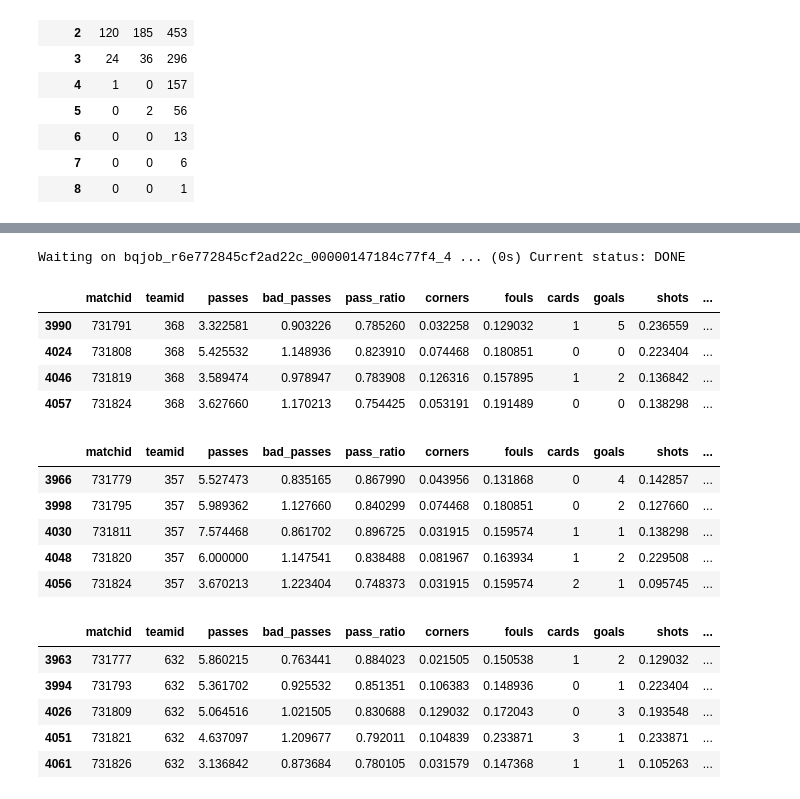
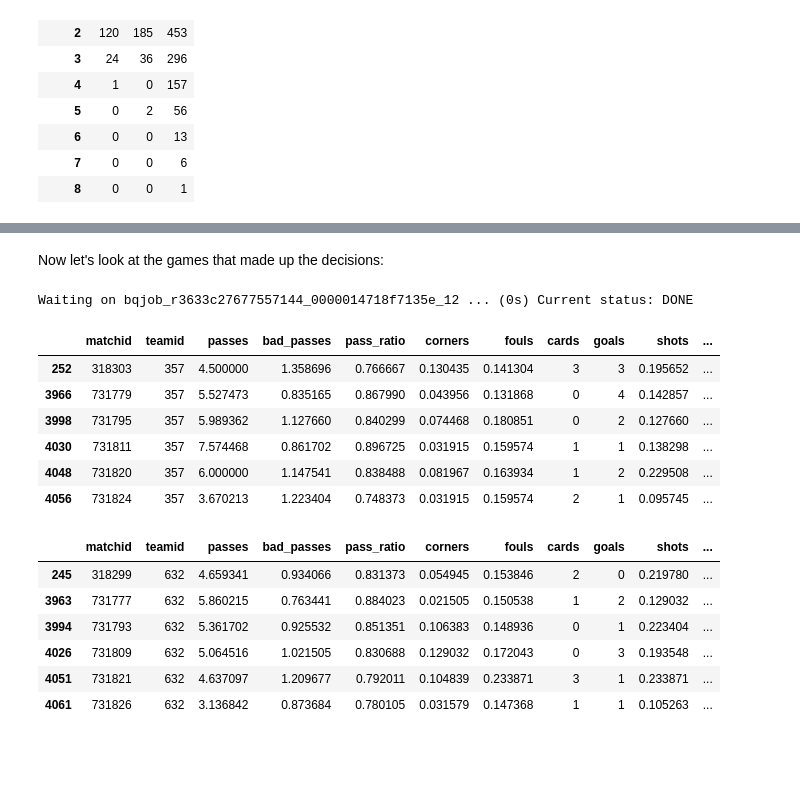
Before and after one commit to fhoffa/io, a Jupyter notebook: regression/wc-final.ipynb, the cells around one changed output, grey strips where cells are left out. Cells and saved outputs as stored; diff of their text form; code cells hidden in the pictures; blank space fills up the shorter version.

```diff
--- a/regression/wc-final.ipynb
+++ b/regression/wc-final.ipynb
@@ -359,38 +410,34 @@ wc_power_data[wc_power_data['matchid'] == '311141']
+# %% [markdown]
+Now let's look at the games that made up the decisions:
 # %%
-reload(match_stats)
+reload(features)
 from pandas.io import gbq
-op = gbq.read_gbq(match_stats.team_game_op_summary_query())
+op = gbq.read_gbq(features.team_game_op_summary)
 
 def countryStats(d, name):
   pred = d['team_name'] == name
   return d[pred]
 
 fr = countryStats(op, 'France')
 ge = countryStats(op, 'Germany')
 ar = countryStats(op, 'Argentina')
 br = countryStats(op, 'Brazil')
 ne = countryStats(op, 'Netherlands')
-fr[-4:]
+ge[-6:]
 # %% [output]
-Waiting on bqjob_r6e772845cf2ad22c_00000147184c77f4_4 ... (0s) Current status: DONE
+Waiting on bqjob_r3633c27677557144_0000014718f7135e_12 ... (0s) Current status: DONE
 |  | matchid | teamid | passes | bad_passes | pass_ratio | corners | fouls | cards | goals | shots | ... |
-| 3990 | 731791 | 368 | 3.322581 | 0.903226 | 0.785260 | 0.032258 | 0.129032 | 1 | 5 | 0.236559 | ... |
-| 4024 | 731808 | 368 | 5.425532 | 1.148936 | 0.823910 | 0.074468 | 0.180851 | 0 | 0 | 0.223404 | ... |
-| 4046 | 731819 | 368 | 3.589474 | 0.978947 | 0.783908 | 0.126316 | 0.157895 | 1 | 2 | 0.136842 | ... |
-| 4057 | 731824 | 368 | 3.627660 | 1.170213 | 0.754425 | 0.053191 | 0.191489 | 0 | 0 | 0.138298 | ... |
+| 252 | 318303 | 357 | 4.500000 | 1.358696 | 0.766667 | 0.130435 | 0.141304 | 3 | 3 | 0.195652 | ... |
+| 3966 | 731779 | 357 | 5.527473 | 0.835165 | 0.867990 | 0.043956 | 0.131868 | 0 | 4 | 0.142857 | ... |
+| 3998 | 731795 | 357 | 5.989362 | 1.127660 | 0.840299 | 0.074468 | 0.180851 | 0 | 2 | 0.127660 | ... |
+| 4030 | 731811 | 357 | 7.574468 | 0.861702 | 0.896725 | 0.031915 | 0.159574 | 1 | 1 | 0.138298 | ... |
+| 4048 | 731820 | 357 | 6.000000 | 1.147541 | 0.838488 | 0.081967 | 0.163934 | 1 | 2 | 0.229508 | ... |
+| 4056 | 731824 | 357 | 3.670213 | 1.223404 | 0.748373 | 0.031915 | 0.159574 | 2 | 1 | 0.095745 | ... |
-# %%
-ge[-5:]
-# %% [output]
-|  | matchid | teamid | passes | bad_passes | pass_ratio | corners | fouls | cards | goals | shots | ... |
-| 3966 | 731779 | 357 | 5.527473 | 0.835165 | 0.867990 | 0.043956 | 0.131868 | 0 | 4 | 0.142857 | ... |
-| 3998 | 731795 | 357 | 5.989362 | 1.127660 | 0.840299 | 0.074468 | 0.180851 | 0 | 2 | 0.127660 | ... |
-| 4030 | 731811 | 357 | 7.574468 | 0.861702 | 0.896725 | 0.031915 | 0.159574 | 1 | 1 | 0.138298 | ... |
-| 4048 | 731820 | 357 | 6.000000 | 1.147541 | 0.838488 | 0.081967 | 0.163934 | 1 | 2 | 0.229508 | ... |
-| 4056 | 731824 | 357 | 3.670213 | 1.223404 | 0.748373 | 0.031915 | 0.159574 | 2 | 1 | 0.095745 | ... |
 # %%
-ar[-5:]
+ar[-6:]
 # %% [output]
 |  | matchid | teamid | passes | bad_passes | pass_ratio | corners | fouls | cards | goals | shots | ... |
+| 245 | 318299 | 632 | 4.659341 | 0.934066 | 0.831373 | 0.054945 | 0.153846 | 2 | 0 | 0.219780 | ... |
 | 3963 | 731777 | 632 | 5.860215 | 0.763441 | 0.884023 | 0.021505 | 0.150538 | 1 | 2 | 0.129032 | ... |
 | 3994 | 731793 | 632 | 5.361702 | 0.925532 | 0.851351 | 0.106383 | 0.148936 | 0 | 1 | 0.223404 | ... |
 | 4026 | 731809 | 632 | 5.064516 | 1.021505 | 0.830688 | 0.129032 | 0.172043 | 0 | 3 | 0.193548 | ... |
```
Also changed, not shown: parts of 43 cells of this notebook, 2 other files.
